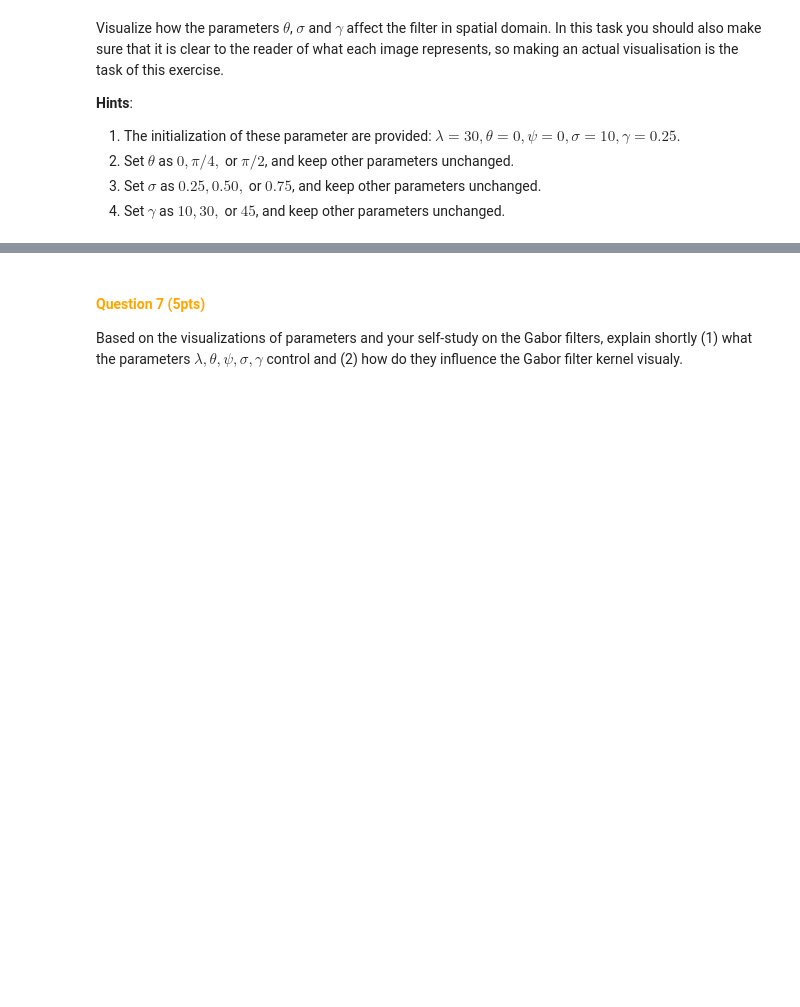
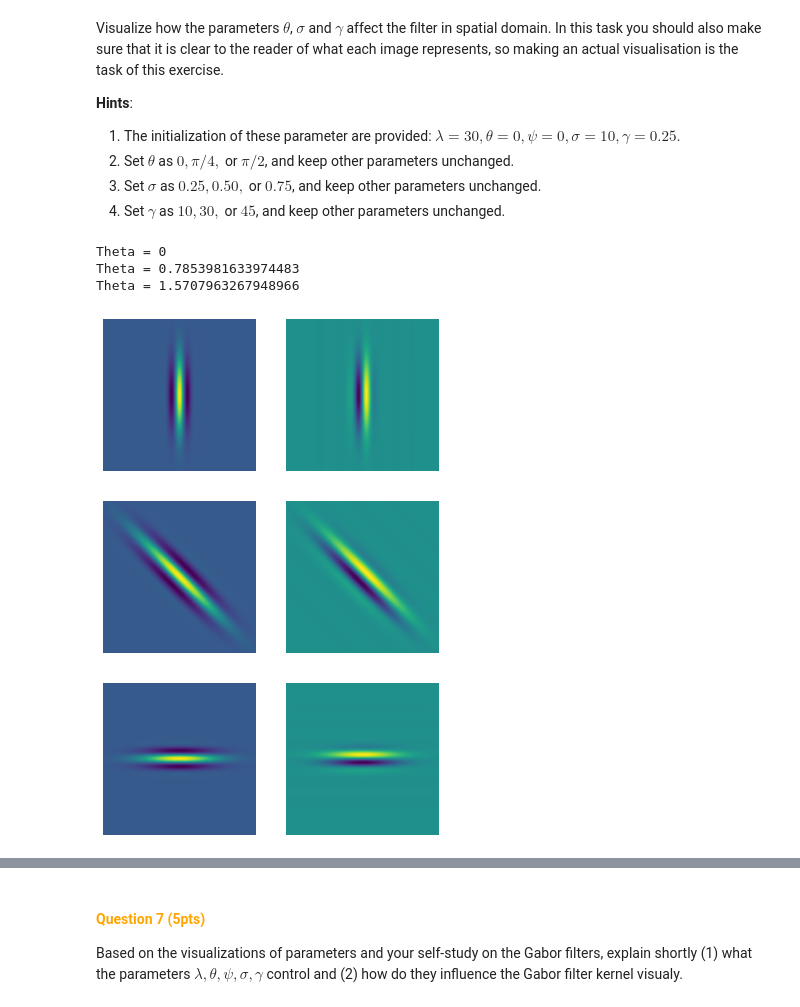
Before and after one commit to ekinfergan/ComputerVision1-UvA, a Jupyter notebook: Lab2/CV1_Lab2.ipynb, the cells around one changed output, grey strips where cells are left out. Saved outputs shown, nothing was run; the diff lists cells and outputs as text; code cells hidden in the pictures; blank space fills up the shorter version.

```diff
--- a/Lab2/CV1_Lab2.ipynb
+++ b/Lab2/CV1_Lab2.ipynb
@@ -542,3 +570,10 @@ Visualize how the parameters $\theta$, $\sigma$ and $\gamma$ affect the filter i
 4. Set $\gamma$ as $10, 30,$ or $45$, and keep other parameters unchanged.
 # %%
 # HELPER FUNCTIONS (if needed)
+
+# initializatiion
+lamda = 30
+theta = 0
+psi = 0
+sigma = 10
+gamma = 0.25
@@ -550,0 +580,13 @@ Visualize how the parameters $\theta$, $\sigma$ and $\gamma$ affect the filter i
+# %%
+# YOUR CODE HERE FOR THETA
+theta_vals = [0, np.pi/4, np.pi/2]
+for t in theta_vals:
+    print(f"Theta = {t}")
+    createGabor(sigma, t, lamda, psi, gamma)
+# %% [output]
+Theta = 0
+Theta = 0.7853981633974483
+Theta = 1.5707963267948966
+[figure, added]
+[figure, added]
+[figure, added]
```
Also changed, not shown: parts of 15 cells of this notebook.
